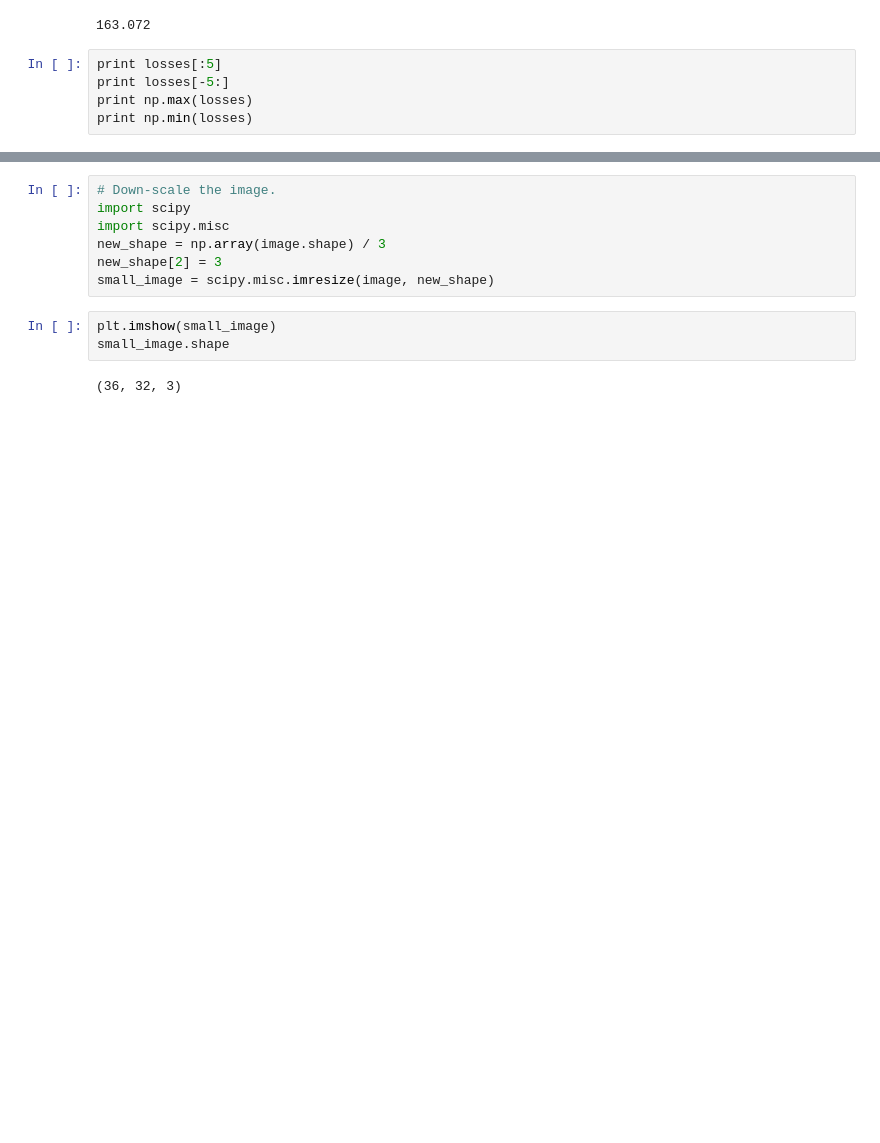
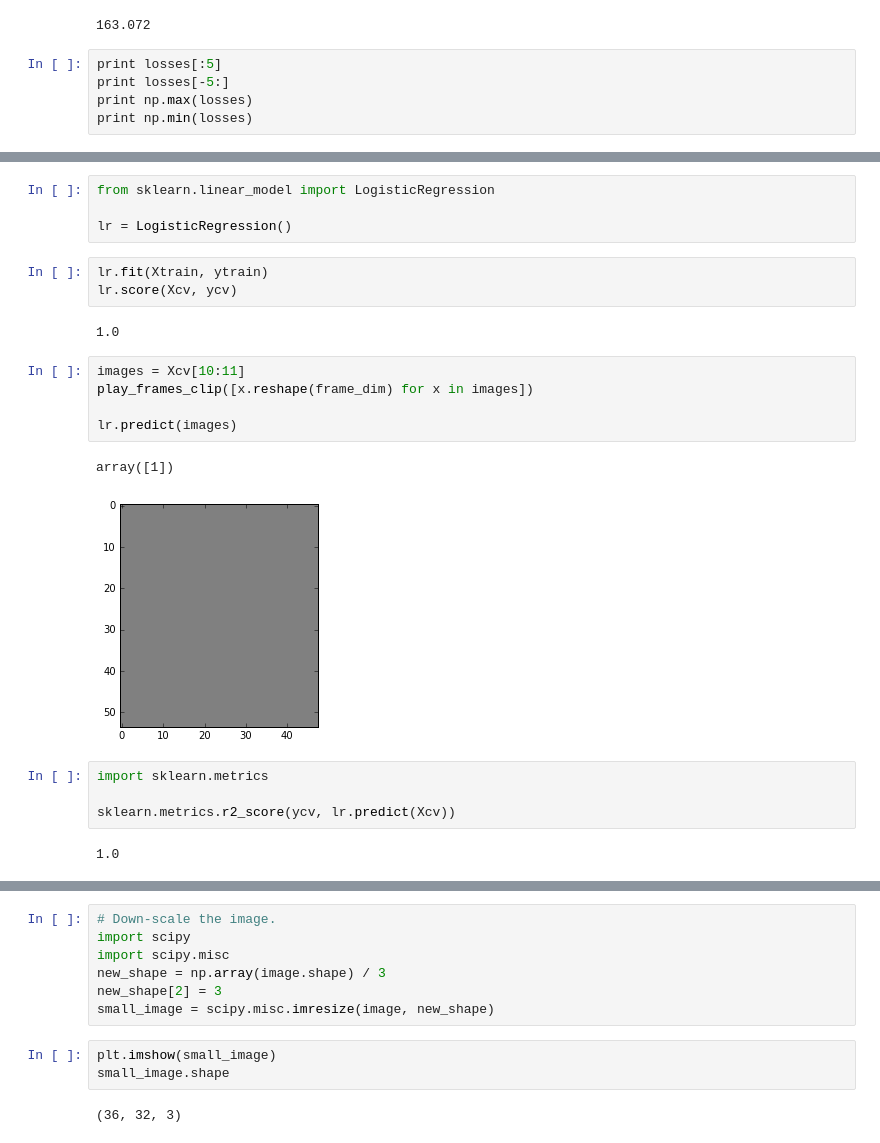
Before and after one commit to NHDaly/jupyter-binder, a Jupyter notebook: ml/Gan_Speaking.ipynb, the cells around one changed output, grey strips where cells are left out. Saved outputs shown, nothing was run; the diff lists cells and outputs as text; blank space fills up the shorter version.

Commit message:
solved with SciKitLearn logistic regression instead of building it myself.

```diff
--- a/ml/Gan_Speaking.ipynb
+++ b/ml/Gan_Speaking.ipynb
@@ -146,0 +165,23 @@ plt.plot(losses[:100])
+# %%
+from sklearn.linear_model import LogisticRegression
+
+lr = LogisticRegression()
+# %%
+lr.fit(Xtrain, ytrain)
+lr.score(Xcv, ycv)
+# %% [output]
+1.0
+# %%
+images = Xcv[10:11]
+play_frames_clip([x.reshape(frame_dim) for x in images])
+
+lr.predict(images)
+# %% [output]
+array([1])
+[figure, added]
+# %%
+import sklearn.metrics
+
+sklearn.metrics.r2_score(ycv, lr.predict(Xcv))
+# %% [output]
+1.0
```
Also changed, not shown: parts of 11 cells of this notebook, 1 other file.
